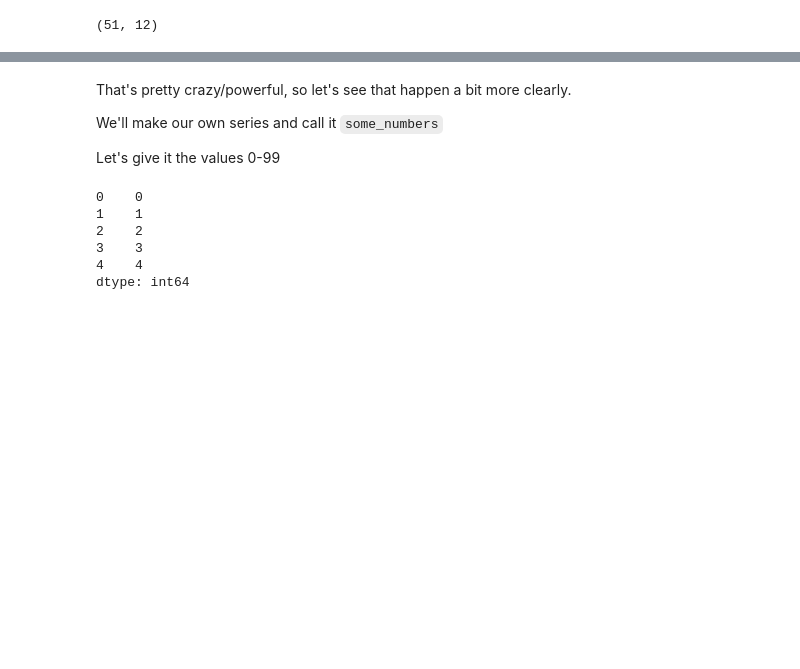
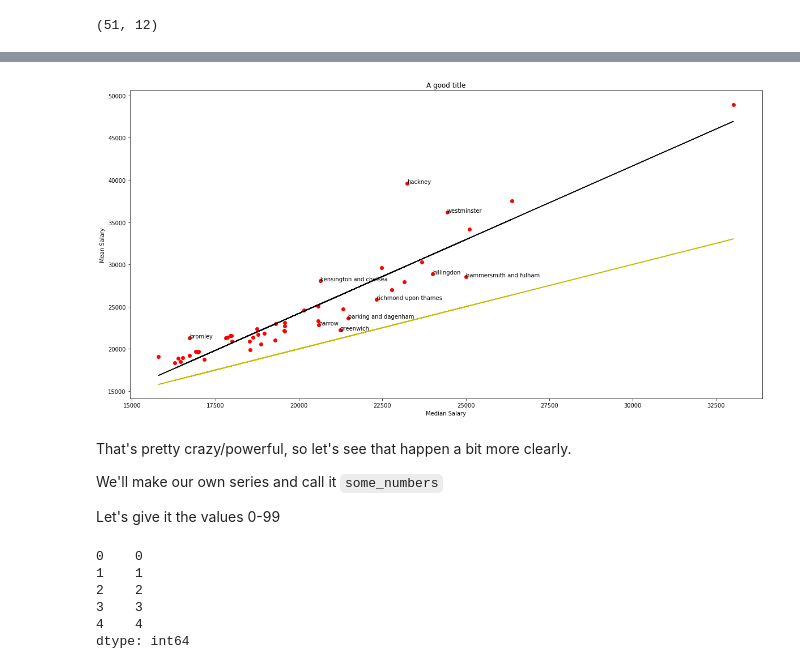
Before and after one commit to ShawnTew/OpenDataProject, a Jupyter notebook: basic_pandas.ipynb, the cells around one changed output, grey strips where cells are left out. Drawn from its saved outputs; the diff is of its cells as text; code cells hidden in the pictures; blank space fills up the shorter version.

Commit message:
make linear reagression work

```diff
--- a/basic_pandas.ipynb
+++ b/basic_pandas.ipynb
@@ -196,0 +201,9 @@ ValueError: Input contains NaN, infinity or a value too large for dtype('float64
+# %%
+model = LinearRegression()
+model.fit(x, y)
+
+year99salary["modelled"] = model.predict(x)
+# %%
+year99salary["delta"] = year99salary.apply(lambda row: abs(row.mean_salary - row.modelled), axis=1)
+
+year99salary.head(10)
@@ -197,3 +222,21 @@ ValueError: Input contains NaN, infinity or a value too large for dtype('float64
+# %%
+plt.scatter(x, y, color='r')
+# Plot the regression line
+plt.plot(x, year99salary.modelled, color='k')
+# Plot a parity line
+plt.plot(x, x, color='y')
+
+
+topNbyInequality = year99salary.sort_values(by="delta", ascending=False)[0:10]
+for i, row in list(topNbyInequality.iterrows()):
+    plt.annotate(row.area, (row.median_salary, row.mean_salary))
+
+plt.title("A good title")
+plt.xlabel("Median Salary")
+plt.ylabel("Mean Salary")
+plt.show()
+# %% [output]
+[figure, added]
 # %% [markdown]
 That's pretty crazy/powerful, so let's see that happen a bit more clearly.
 
```
Also changed, not shown: parts of 34 cells of this notebook.
